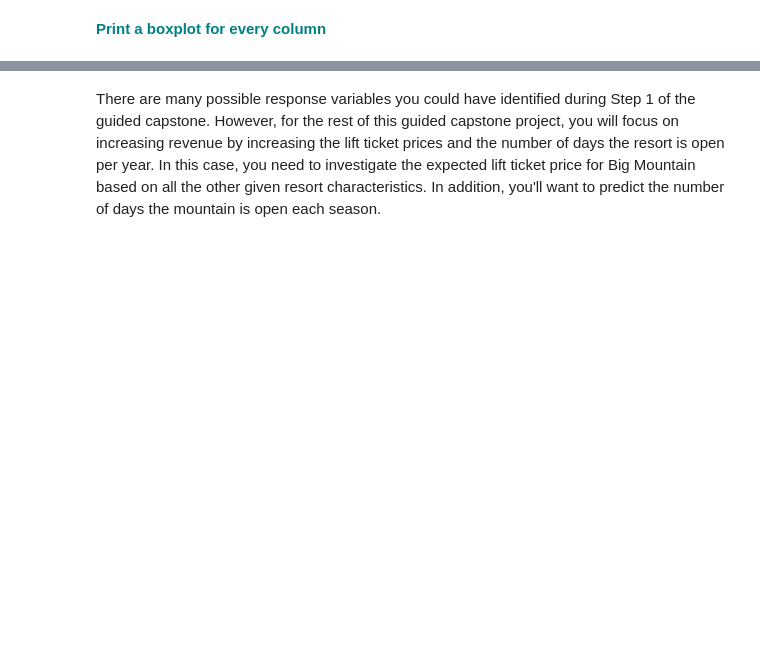
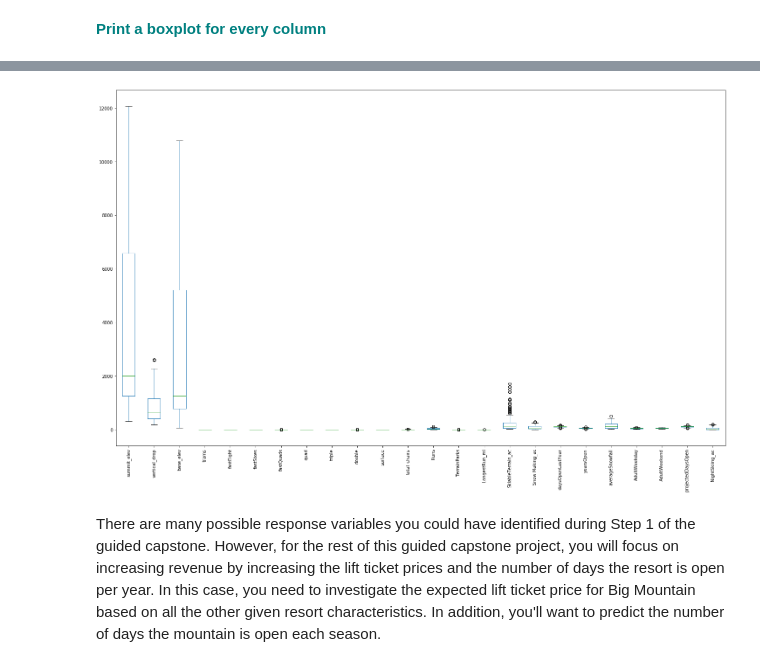
Before and after one commit to kemartin1919/Springboard, a Jupyter notebook: GuidedCapstone/GuidedCapstone_Step3.ipynb, the cells around one changed output, grey strips where cells are left out. Saved outputs shown, nothing was run; the diff lists cells and outputs as text; code cells hidden in the pictures; blank space fills up the shorter version.

```diff
--- a/GuidedCapstone/GuidedCapstone_Step3.ipynb
+++ b/GuidedCapstone/GuidedCapstone_Step3.ipynb
@@ -167,3 +158,7 @@ One method for outlier analysis is extreme value analysis using a box
+# %%
+df_new.plot(kind='box', figsize=(25,15), rot=90);
+# %% [output]
+[figure, added]
 # %% [markdown]
 There are many possible response variables you could have identified during Step 1 of the guided capstone. However, for the rest of this guided capstone project, you will focus on increasing revenue by increasing the lift ticket prices and the number of days the resort is open per year. In this case, you need to investigate the expected lift ticket price for Big Mountain based on all the other given resort characteristics. In addition, you'll want to predict the number of days the mountain is open each season.
 # %% [markdown]
```
Also changed, not shown: parts of 20 cells of this notebook.
